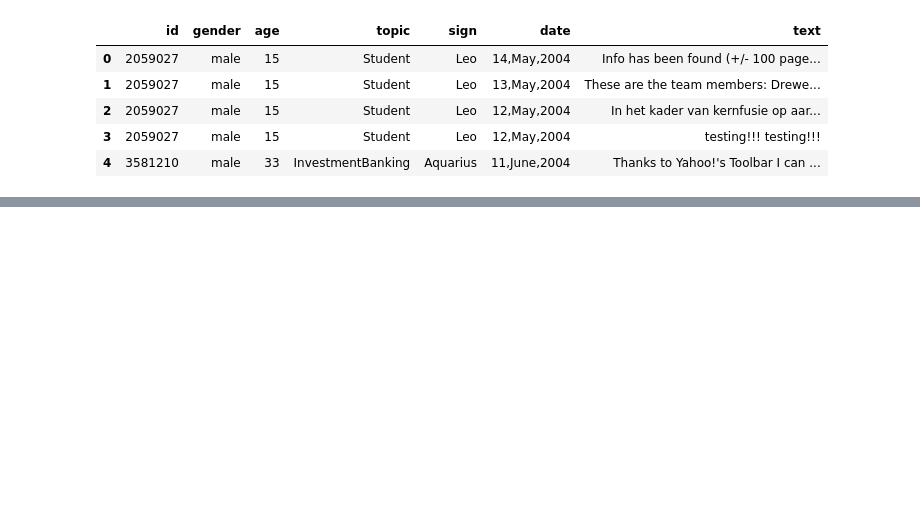
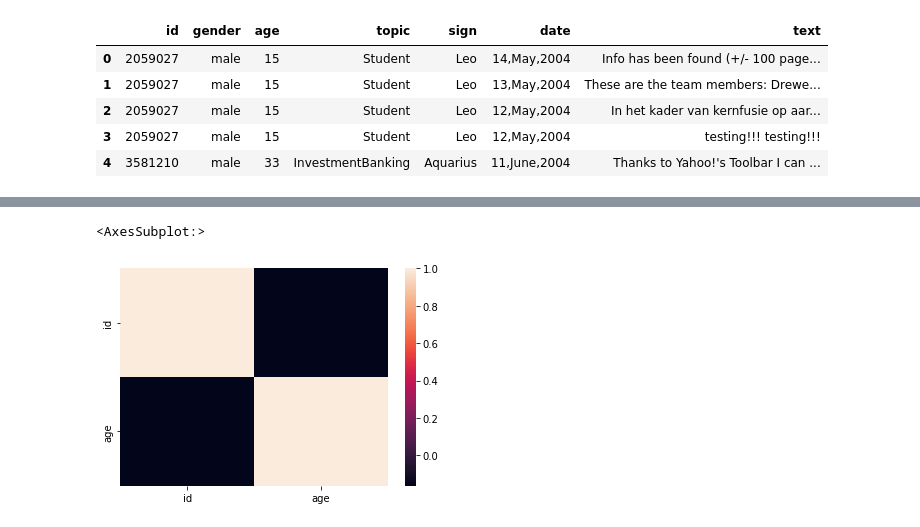
Before and after one commit to shantoroy/medium_blog_post_scrape, a Jupyter notebook: analysis/notebooks/blog_dataset_comparison.ipynb, the cells around one changed output, grey strips where cells are left out. Cells and saved outputs as stored; diff of their text form; code cells hidden in the pictures; blank space fills up the shorter version.

```diff
--- a/analysis/notebooks/blog_dataset_comparison.ipynb
+++ b/analysis/notebooks/blog_dataset_comparison.ipynb
@@ -86,0 +121,5 @@ blog_corpus_dataset.head()
+# %%
+sns.heatmap(blog_corpus_dataset.corr())
+# %% [output]
+<AxesSubplot:>
+[figure, added]
```
Also changed, not shown: parts of 10 cells of this notebook, 5 other files.
